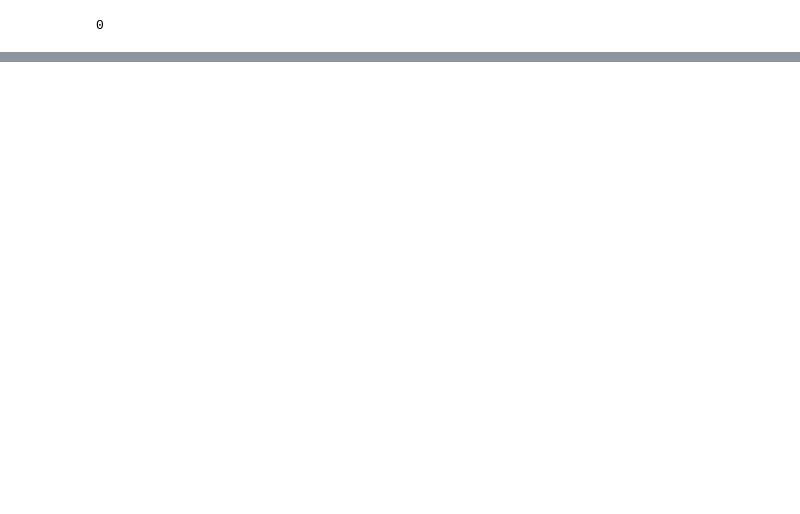
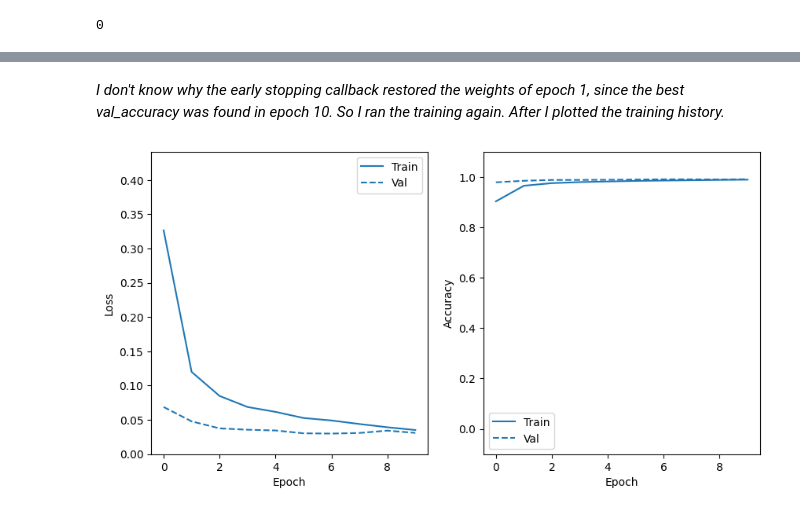
Before and after one commit to gundermann/DML_notebooks, a Jupyter notebook: assignments/assignment8 - Convolutional Neural Networks.ipynb, the cells around one changed output, grey strips where cells are left out. Drawn from its saved outputs; the diff is of its cells as text; code cells hidden in the pictures; blank space fills up the shorter version.

```diff
--- a/assignments/assignment8 - Convolutional Neural Networks.ipynb
+++ b/assignments/assignment8 - Convolutional Neural Networks.ipynb
@@ -751,0 +840,4 @@ err
+# %%
+set_seeds()
+model6 = make_model(32,11,2,True)
+model6.summary()
@@ -751,0 +867,8 @@ err
+# %%
+model6_history = model6.fit(
+    x_train,
+    y_train,
+    epochs=EPOCHS,
+    callbacks = [early_stopping],
+    validation_data=(x_test, y_test),
+    batch_size=BATCH_SIZE)
@@ -751,0 +893,6 @@ err
+# %% [markdown]
+*I don't know why the early stopping callback restored the weights of epoch 1, since the best val_accuracy was found in epoch 10. So I ran the training again. After I plotted the training history.*
+# %%
+plot_metrics(model6_history)
+# %% [output]
+[figure, added]
```
Also changed, not shown: parts of 114 cells of this notebook, 1 other file.
